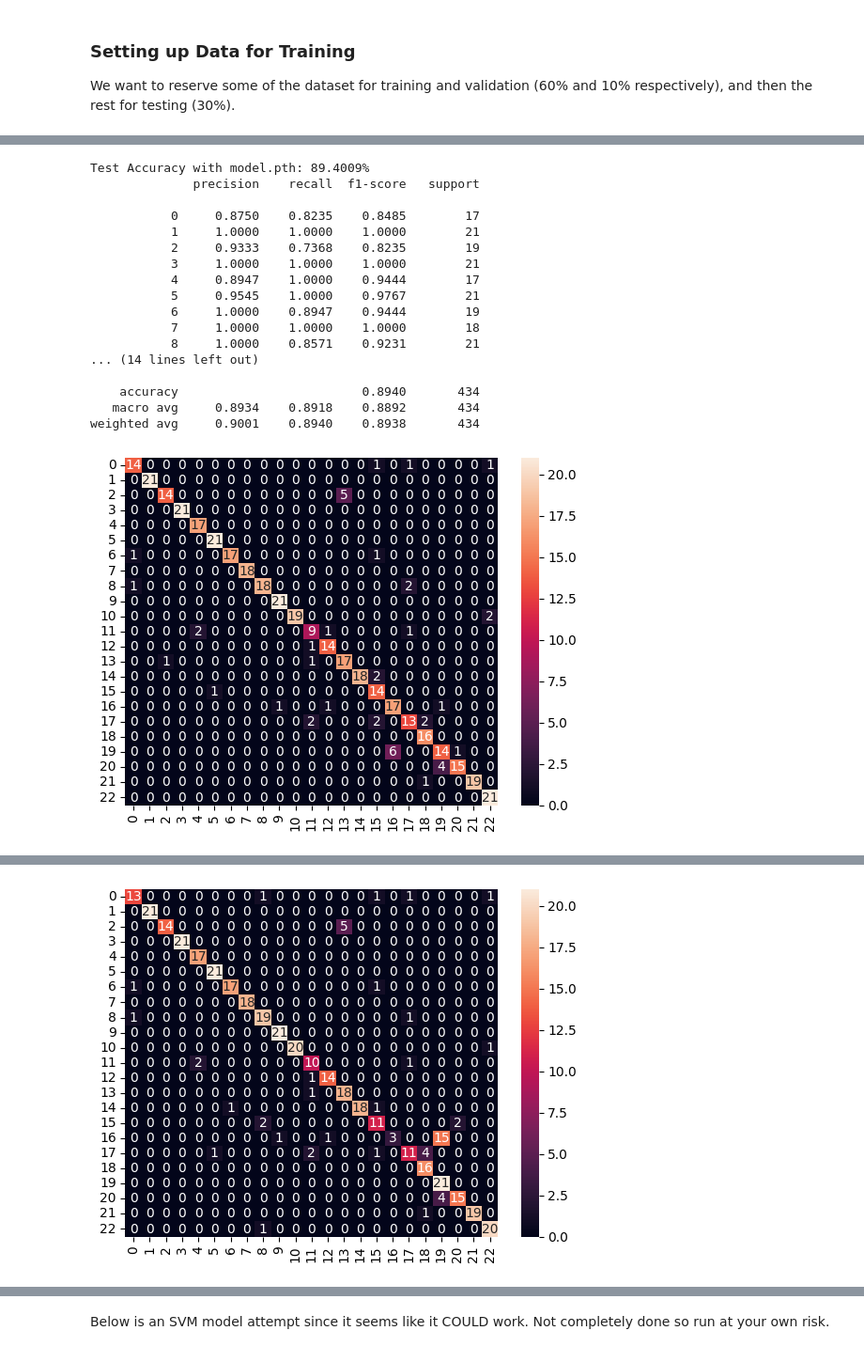
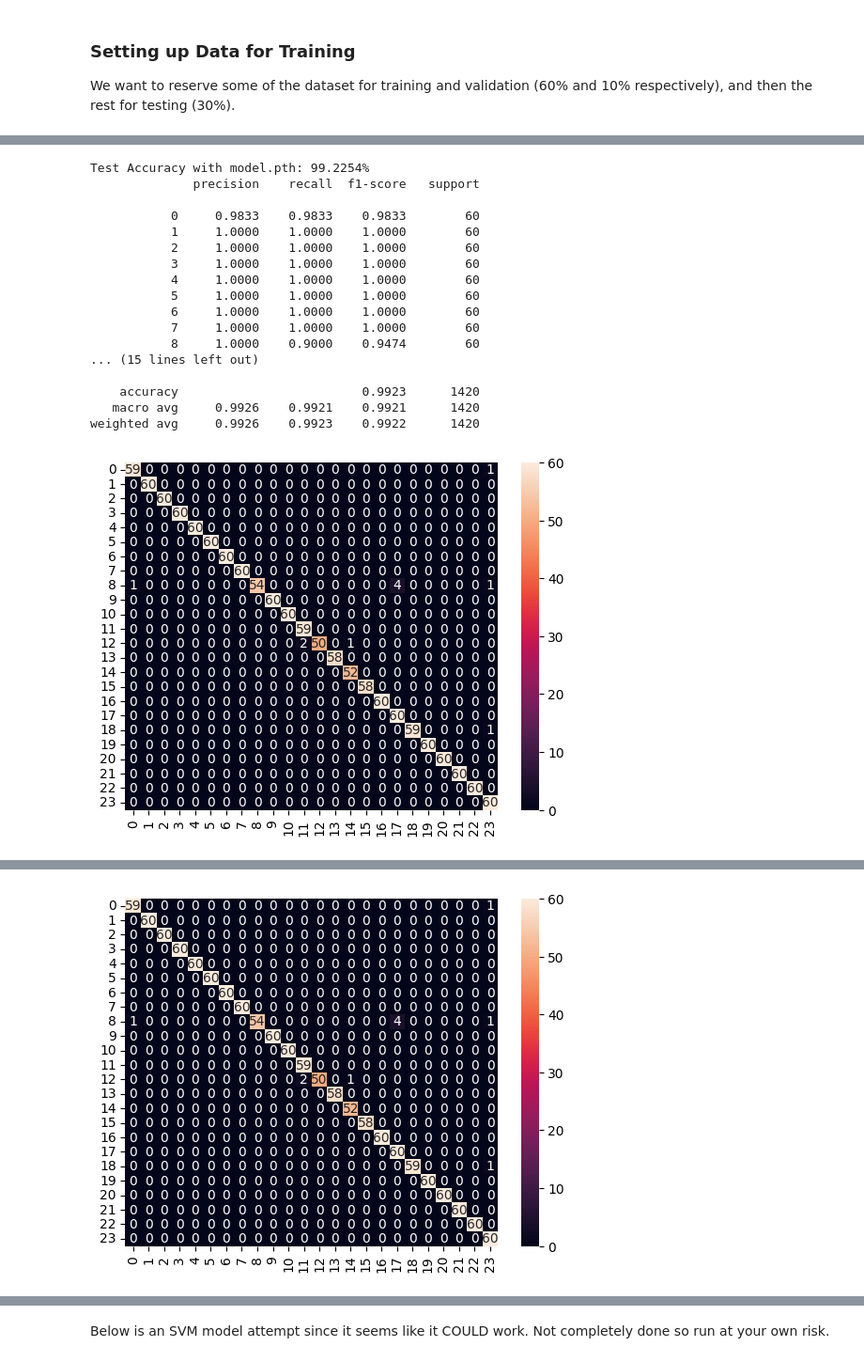
Before and after one commit to rij6khan/asl-letter-detection, a Jupyter notebook: model.ipynb, the cells around one changed output, grey strips where cells are left out. Shown at 94% size. Saved outputs shown, nothing was run; the diff lists cells and outputs as text; code cells hidden in the pictures.

Commit message:
finished model + webcam

```diff
--- a/model.ipynb
+++ b/model.ipynb
@@ -72,15 +70,18 @@ hand_landmark_data = []
 hand_landmark_label = []
 
 #directories of dataset
-img_dir = 'asl_dataset'
-sub_dirs = ['a', 'b', 'c', 'd', 'e', 'f', 'g', 'h', 'i', 'k', 'l', 'm', 'n', 'o', 'p', 'q', 'r', 's', 't', 'u', 'v', 'x', 'y'] #only looking at these characters
+#img_dir = 'asl_dataset'
+#sub_dirs = ['a', 'b', 'c', 'd', 'e', 'f', 'g', 'h', 'i', 'k', 'l', 'm', 'n', 'o', 'p', 'q', 'r', 's', 't', 'u', 'v', 'w', 'x', 'y'] #only looking at these characters
+img_dir = 'ASLDataset/Train'
+sub_dirs = ['A', 'B', 'C', 'D', 'E', 'F', 'G', 'H', 'I', 'K', 'L', 'M', 'N', 'O', 'P', 'Q', 'R', 'S', 'T', 'U', 'V', 'W', 'X', 'Y']
 for dir in sub_dirs:
     path = f'{img_dir}/{dir}'
     #print(path)
-    data_path = os.path.join(f'{img_dir}/{dir}',"*.jpeg") # *.jpeg is to only read files of .jpeg
+    data_path = os.path.join(f'{img_dir}/{dir}',"*.jpg") # *.jpg is to only read files of .jpg
     files = glob.glob(data_path)
     count_files = 0 #just to help find all the images of each letter in dataset
     for f1 in files:
+        count_files += 1
         img = cv2.imread(f1)
         #make sure img is read and exists
         if img is None:
@@ -91,8 +92,8 @@ for dir in sub_dirs:
         RGB_img = cv2.cvtColor(img, cv2.COLOR_BGR2RGB)
 
         #turn into mediapipe image before extracting landmarks (if possible)
-        test = cv2.resize(RGB_img, (640, 480))
-        test = np.ascontiguousarray(test)
+        #test = cv2.resize(RGB_img, (640, 480))
+        test = np.ascontiguousarray(RGB_img)
         image = mp.Image(
             image_format=mp.ImageFormat.SRGB,
             data=test
@@ -104,9 +105,16 @@ for dir in sub_dirs:
         else:
             hand = result.hand_landmarks[0]
             coords = []
+            #flipped_coords = []
+            palmX, palmY, palmZ = hand[0].x, hand[0].y, hand[0].z
             for landmark in hand:
-                coords.extend([landmark.x, landmark.y, landmark.z])
+                coords.extend([landmark.x-palmX, landmark.y-palmY, landmark.z-palmZ])
+                #flipped_coords.extend([1.0-(landmark.x-palmX), landmark.y-palmY, landmark.z-palmZ])
             hand_landmark_data.append(coords)
             hand_landmark_label.append(dir)
+            #tried to work this, but it failed - store the "negative" version of the coords to account for left-hand dominant people
+            #hand_landmark_data.append(flipped_coords)
+            #hand_landmark_label.append(f'{dir}_flipped')
+        if count_files == 200: break
 print("dataset has been processed")
 # %% [output]
@@ -202,7 +221,7 @@ num_letters = len(set(y_train_tensor.tolist()))
 cnn = CNNModel(num_classes=num_letters)
 cnn.to(device)
 
-total_epochs = 40
+total_epochs = 100
 loss_function = nn.CrossEntropyLoss()
 optimizer = optim.Adam(params=cnn.parameters(), lr=0.001)
 
@@ -260,13 +279,13 @@ for epoch in range(total_epochs):
     if validation_accuracy > best_validation_acc:
         best_validation_acc = validation_accuracy
         print("Storing best validation accuracy")
-        torch.save(cnn.state_dict(), 'model_acc.pth')
+        torch.save(cnn.state_dict(), 'model_new_acc.pth')
 
     #either do early stopping or update to more optimal model
     if validation_loss < best_loss:
         best_loss = validation_loss
         print("Storing best validation loss")
-        torch.save(cnn.state_dict(), 'model.pth')
+        torch.save(cnn.state_dict(), 'model_new.pth')
         epochs_not_improving = 0
     else:
         epochs_not_improving += 1
@@ -317,7 +336,7 @@ test_dataset = TensorDataset(x_test_tensor, y_test_tensor)
 test_loader = DataLoader(test_dataset, batch_size=64, shuffle=True)
 
 #load model.pth (best validation loss) from training loop
-cnn.load_state_dict(torch.load('model.pth'))
+cnn.load_state_dict(torch.load('model_new.pth'))
 cnn.to(device)
 cnn.eval()
 preds = []
@@ -337,46 +356,46 @@ print(classification_report(labels, preds, digits=4))
 confusion_matrix_acc = confusion_matrix(labels, preds)
 sns.heatmap(confusion_matrix_acc, annot=True)
 plt.show()
 
 #load model_acc.pth (best validation accuracy) from training loop for comparison
-cnn.load_state_dict(torch.load('model_acc.pth'))
+cnn.load_state_dict(torch.load('model_new_acc.pth'))
 cnn.to(device)
 cnn.eval()
 preds = []
 labels = []
 with torch.no_grad():
   for batch_sequences, batch_labels in test_loader:
     batch_sequences = batch_sequences.to(device)
 
     logits = cnn(batch_sequences)
 
     preds.extend(torch.argmax(logits, dim=1).cpu().numpy())
     labels.extend(batch_labels.cpu().numpy())
 
 test_accuracy_val_acc = accuracy_score(labels, preds)
 print(f"Test Accuracy with model_acc.pth: {test_accuracy_val_acc * 100:.4f}%")
 print(classification_report(labels, preds, digits=4))
 confusion_matrix_acc = confusion_matrix(labels, preds)
 sns.heatmap(confusion_matrix_acc, annot=True)
 plt.show()
 
 print(f"Best Test Accuracy: {max(test_accuracy_val_loss, test_accuracy_val_acc)* 100:.4f}%")
 # %% [output]
-Test Accuracy with model.pth: 89.4009%
+Test Accuracy with model.pth: 99.2254%
               precision    recall  f1-score   support
 
-           0     0.8750    0.8235    0.8485        17
-           1     1.0000    1.0000    1.0000        21
-           2     0.9333    0.7368    0.8235        19
-           3     1.0000    1.0000    1.0000        21
-           4     0.8947    1.0000    0.9444        17
-           5     0.9545    1.0000    0.9767        21
-           6     1.0000    0.8947    0.9444        19
-           7     1.0000    1.0000    1.0000        18
-           8     1.0000    0.8571    0.9231        21
-... (14 lines left out)
+           0     0.9833    0.9833    0.9833        60
+           1     1.0000    1.0000    1.0000        60
+           2     1.0000    1.0000    1.0000        60
+           3     1.0000    1.0000    1.0000        60
+           4     1.0000    1.0000    1.0000        60
+           5     1.0000    1.0000    1.0000        60
+           6     1.0000    1.0000    1.0000        60
+           7     1.0000    1.0000    1.0000        60
+           8     1.0000    0.9000    0.9474        60
+... (15 lines left out)
 
-    accuracy                         0.8940       434
-   macro avg     0.8934    0.8918    0.8892       434
-weighted avg     0.9001    0.8940    0.8938       434
+    accuracy                         0.9923      1420
+   macro avg     0.9926    0.9921    0.9921      1420
+weighted avg     0.9926    0.9923    0.9922      1420
-[figure, old version]
+[figure, new version]
@@ -400 +419 @@ weighted avg     0.8951    0.8710    0.8617       434
-[figure, old version]
+[figure, new version]
```
Also changed, not shown: parts of 8 cells of this notebook, 9 other files.
